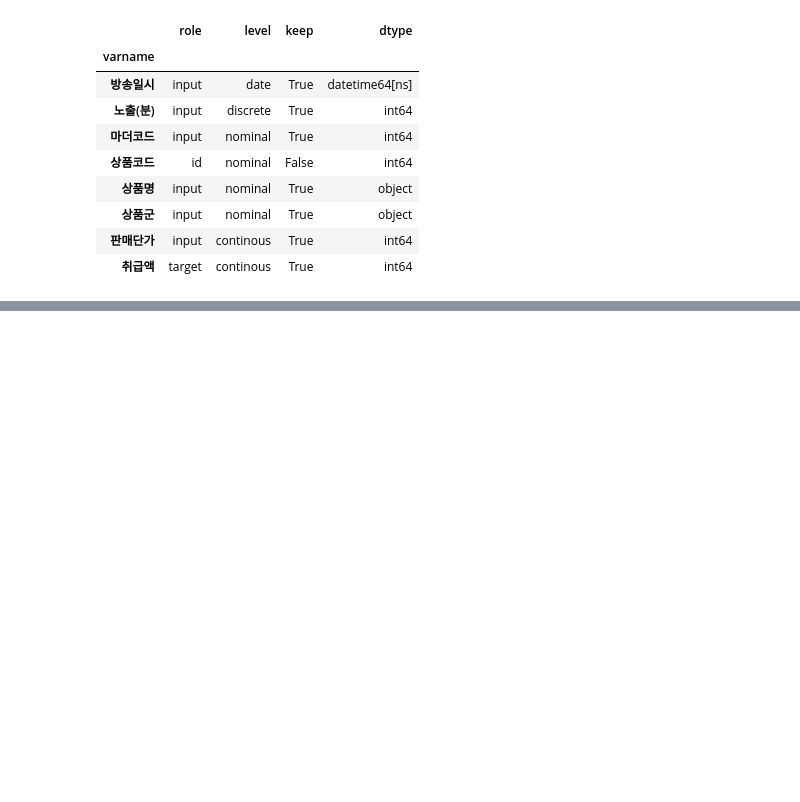
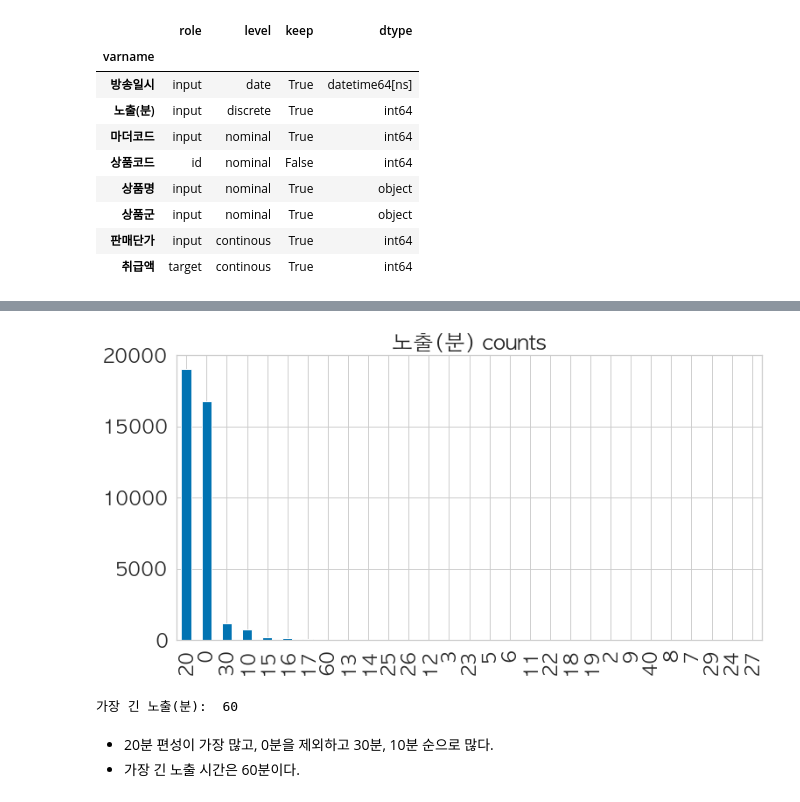
Before and after one commit to HongyeobKim/Project, a Jupyter notebook: NS-Shop/Data-Preparation-and-Exploration.ipynb, the cells around one changed output, grey strips where cells are left out. Drawn from its saved outputs; the diff is of its cells as text; code cells hidden in the pictures; blank space fills up the shorter version.

```diff
--- a/NS-Shop/Data-Preparation-and-Exploration.ipynb
+++ b/NS-Shop/Data-Preparation-and-Exploration.ipynb
@@ -13,6 +13,9 @@ import matplotlib.pyplot as plt
 import seaborn as sns
 
 %matplotlib inline
+# %%
+plt.rc('font', family='AppleGothic')
+plt.rcParams['axes.unicode_minus'] = False
 # %% [markdown]
 ## Loading data
 # %%
@@ -212,0 +245,12 @@ meta
+# %%
+sales_result_ds['노출(분)'].value_counts().plot(kind = 'bar', figsize = (12,6), title = '노출(분) counts')
+plt.show()
+# %% [output]
+[figure, added]
+# %%
+print("가장 긴 노출(분): ", sales_result_ds['노출(분)'].max())
+# %% [output]
+가장 긴 노출(분):  60
+# %% [markdown]
+- 20분 편성이 가장 많고, 0분을 제외하고 30분, 10분 순으로 많다.
+- 가장 긴 노출 시간은 60분이다.
```
Also changed, not shown: parts of 4 cells of this notebook.
